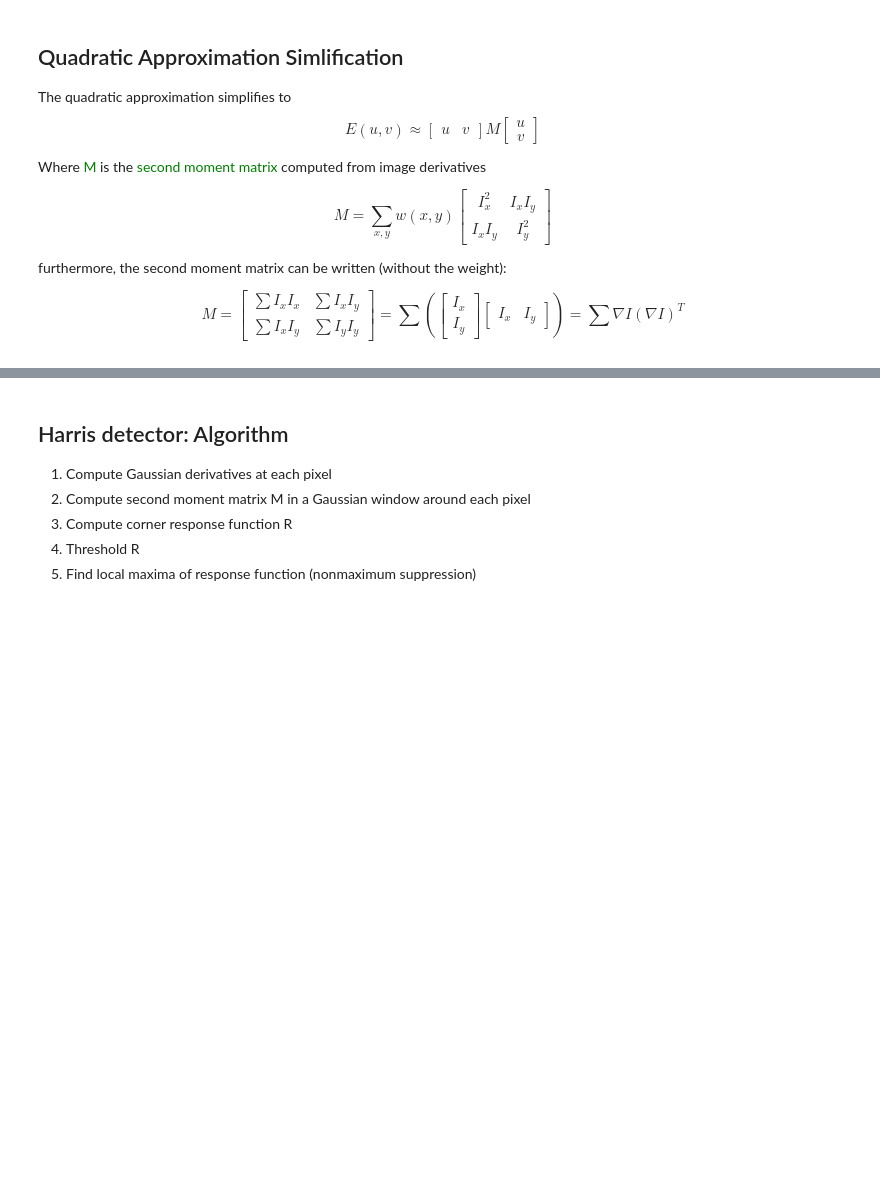
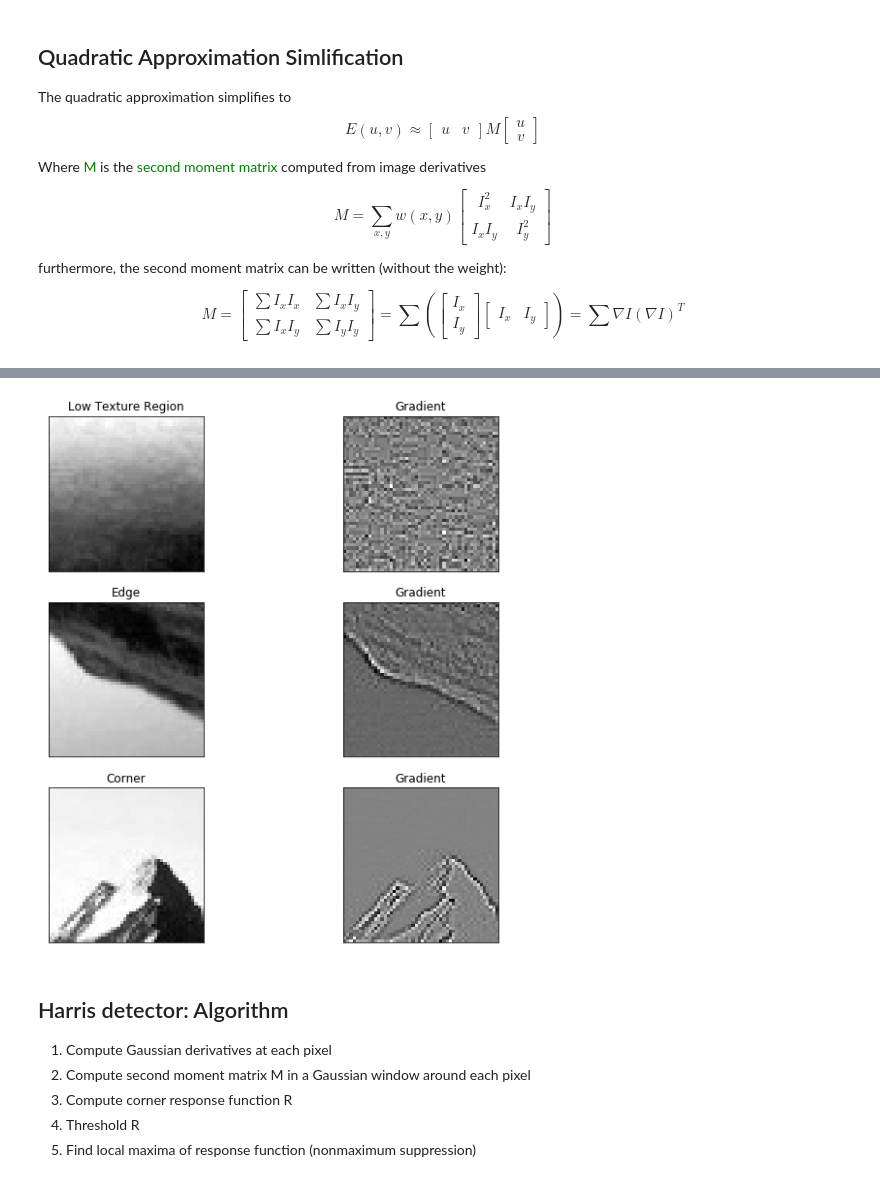
Before and after one commit to jalalirs/Introduction-to-Computer-Vision, a Jupyter notebook: L4/L4.ipynb, the cells around one changed output, grey strips where cells are left out. Saved outputs shown, nothing was run; the diff lists cells and outputs as text; code cells hidden in the pictures; blank space fills up the shorter version.

Commit message:
Adding Implementation of Harris Corner

```diff
--- a/L4/L4.ipynb
+++ b/L4/L4.ipynb
@@ -510,3 +529,31 @@ R is negative with large magnitued for an  <font color="green">edge</font><br/>
+# %%
+water = gimg[330:380,200:250]
+wateredge = gimg[260:310,500:550]
+summit = gimg[60:110,320:370]
+
+gwater = cv.Laplacian(water,cv.CV_64F)
+gwateredge = cv.Laplacian(wateredge,cv.CV_64F)
+gsummit = cv.Laplacian(summit,cv.CV_64F)
+
+
+plt.subplot(3,2,1),plt.imshow(water,cmap = 'gray')
+plt.title('Low Texture Region'), plt.xticks([]), plt.yticks([])
+plt.subplot(3,2,2),plt.imshow(gwater,cmap = 'gray')
+plt.title('Gradient'), plt.xticks([]), plt.yticks([])
+plt.subplot(3,2,3),plt.imshow(wateredge,cmap = 'gray')
+plt.title('Edge'), plt.xticks([]), plt.yticks([])
+plt.subplot(3,2,4),plt.imshow(gwateredge,cmap = 'gray')
+plt.title('Gradient'), plt.xticks([]), plt.yticks([])
+
+plt.subplot(3,2,5),plt.imshow(summit,cmap = 'gray')
+plt.title('Corner'), plt.xticks([]), plt.yticks([])
+plt.subplot(3,2,6),plt.imshow(gsummit,cmap = 'gray')
+plt.title('Gradient'), plt.xticks([]), plt.yticks([])
+
+fig = plt.gcf()
+fig.set_size_inches((10,10))
+# %% [output]
+[figure, added]
 # %% [markdown]
 ## Harris detector: Algorithm
 
```
Also changed, not shown: parts of 6 cells of this notebook, 2 other files.
